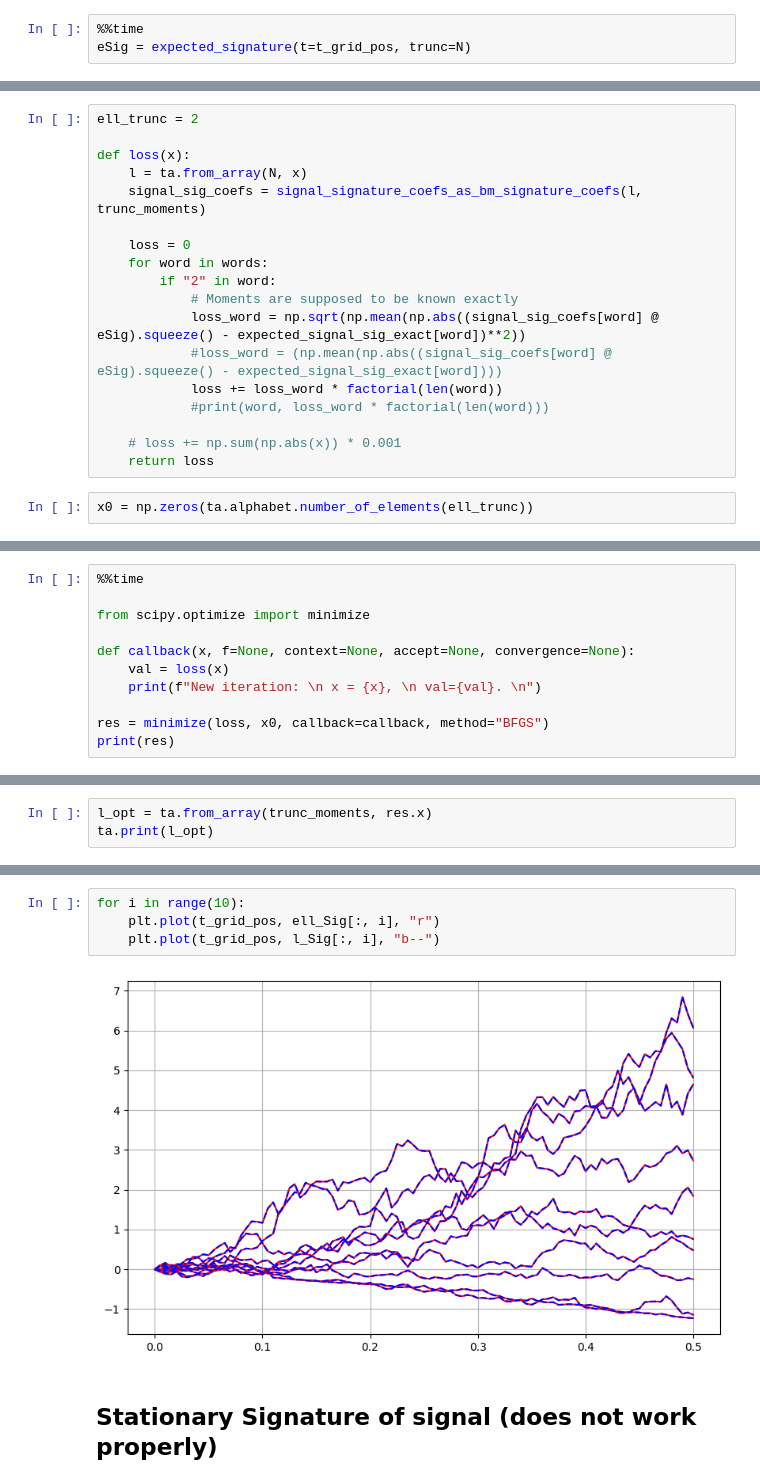
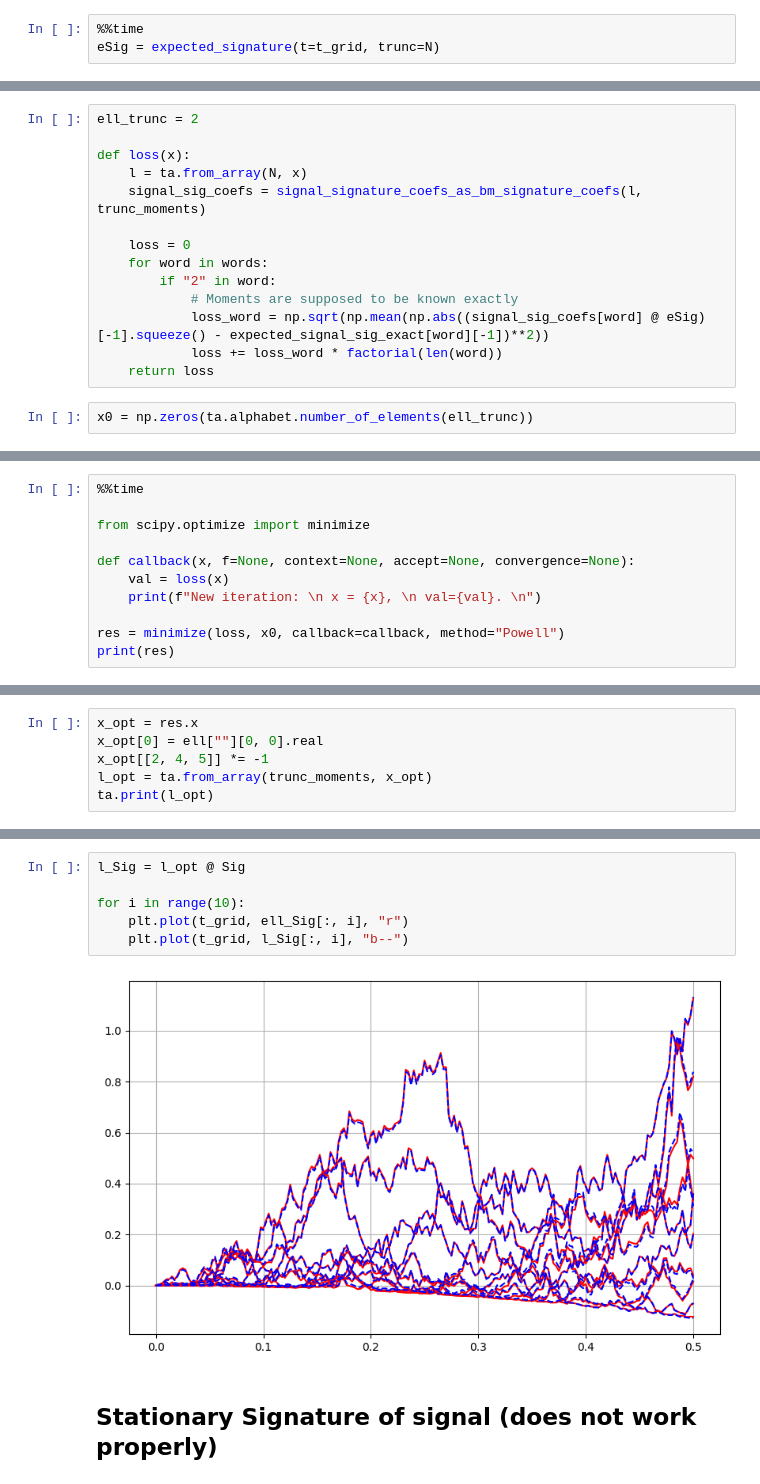
Before and after one commit to MrG1raffe/signature, a Jupyter notebook: notebooks/SignalSignature.ipynb, the cells around one changed output, grey strips where cells are left out. Drawn from its saved outputs; the diff is of its cells as text.

```diff
--- a/notebooks/SignalSignature.ipynb
+++ b/notebooks/SignalSignature.ipynb
@@ -309,4 +337,4 @@ for word in words:
 # %%
 %%time
-eSig = expected_signature(t=t_grid_pos, trunc=N)
+eSig = expected_signature(t=t_grid, trunc=N)
 # %% [output]
@@ -349,12 +381,8 @@ def loss(x):
     for word in words:
         if "2" in word:
             # Moments are supposed to be known exactly
-            loss_word = np.sqrt(np.mean(np.abs((signal_sig_coefs[word] @ eSig).squeeze() - expected_signal_sig_exact[word])**2))
-            #loss_word = (np.mean(np.abs((signal_sig_coefs[word] @ eSig).squeeze() - expected_signal_sig_exact[word])))
+            loss_word = np.sqrt(np.mean(np.abs((signal_sig_coefs[word] @ eSig)[-1].squeeze() - expected_signal_sig_exact[word][-1])**2))
             loss += loss_word * factorial(len(word))
-            #print(word, loss_word * factorial(len(word)))
-
-    # loss += np.sum(np.abs(x)) * 0.001
     return loss
 # %%
 x0 = np.zeros(ta.alphabet.number_of_elements(ell_trunc))
@@ -374,7 +402,7 @@ def callback(x, f=None, context=None, accept=None, convergence=None):
     val = loss(x)
     print(f"New iteration: \n x = {x}, \n val={val}. \n")
 
-res = minimize(loss, x0, callback=callback, method="BFGS")
+res = minimize(loss, x0, callback=callback, method="Powell")
 print(res)
 # %% [output]
 New iteration:
@@ -404,4 +429,7 @@ ta.print(ell)
 # %%
-l_opt = ta.from_array(trunc_moments, res.x)
+x_opt = res.x
+x_opt[0] = ell[""][0, 0].real
+x_opt[[2, 4, 5]] *= -1
+l_opt = ta.from_array(trunc_moments, x_opt)
 ta.print(l_opt)
 # %% [output]
@@ -411,9 +441,11 @@ l_Sig = l_opt @ Sig
 # %%
+l_Sig = l_opt @ Sig
+
 for i in range(10):
-    plt.plot(t_grid_pos, ell_Sig[:, i], "r")
-    plt.plot(t_grid_pos, l_Sig[:, i], "b--")
+    plt.plot(t_grid, ell_Sig[:, i], "r")
+    plt.plot(t_grid, l_Sig[:, i], "b--")
 # %% [output]
-[figure, old version]
+[figure, new version]
 # %% [markdown]
 ## Stationary Signature of signal (does not work properly)
 # %%
```
Also changed, not shown: parts of 31 cells of this notebook, 26 other files.
